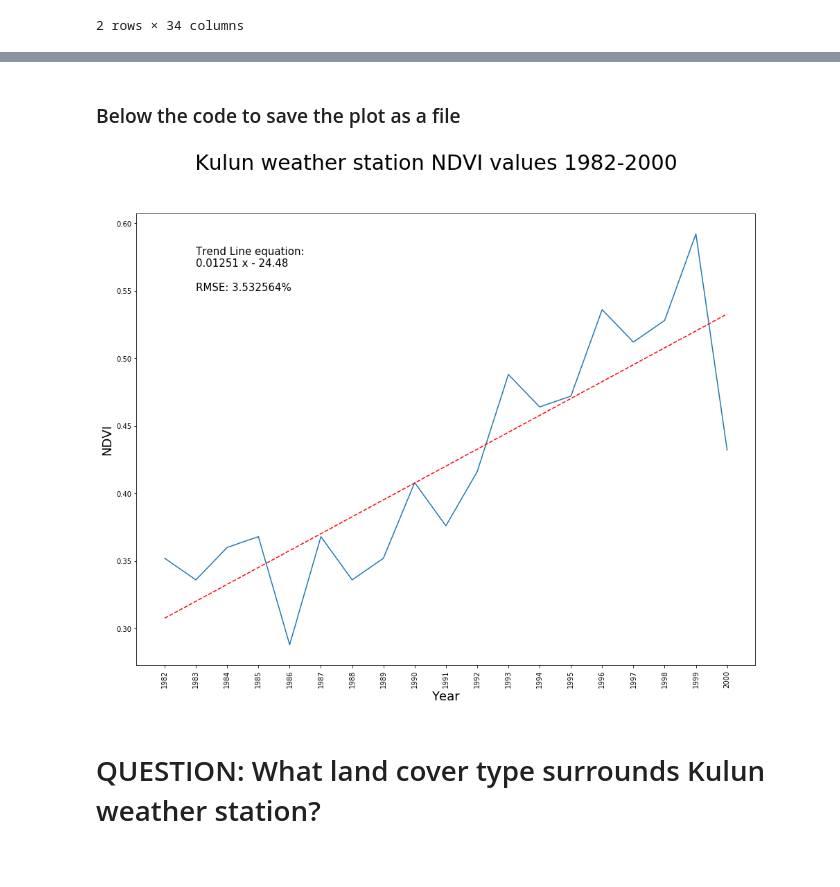
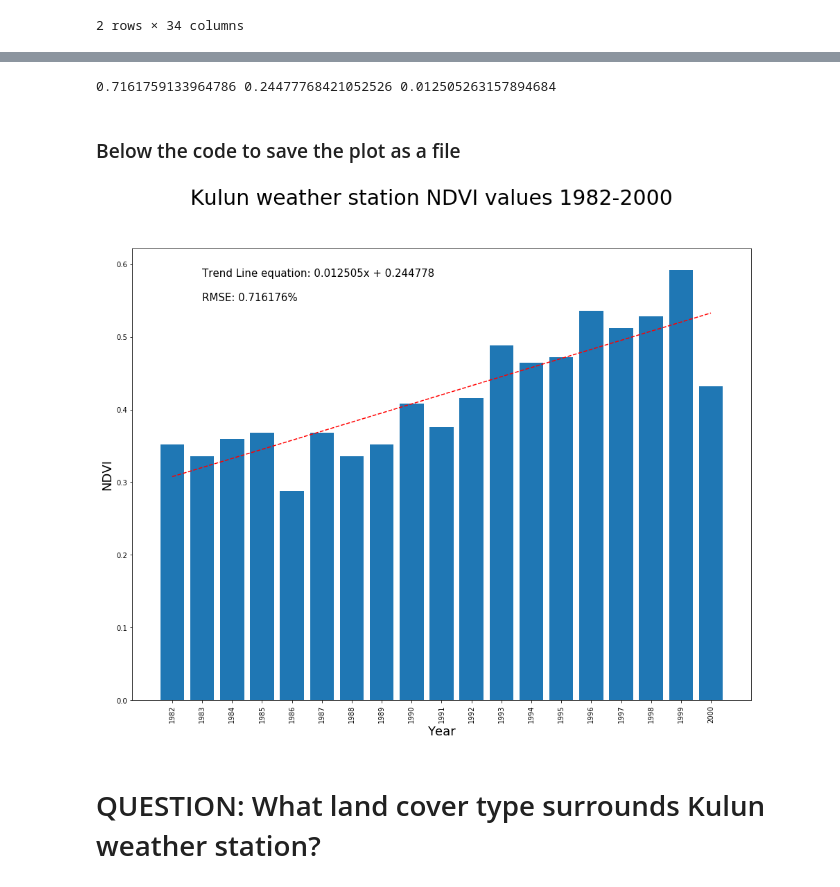
Before and after one commit to martin-martin/NDVI-trends-china, a Jupyter notebook: time_series_stats.ipynb, the cells around one changed output, grey strips where cells are left out. Cells and saved outputs as stored; diff of their text form; code cells hidden in the pictures.

```diff
--- a/time_series_stats.ipynb
+++ b/time_series_stats.ipynb
@@ -392,0 +395,4 @@ trend_line_equation = np.poly1d(coefficients).__str__()
+# %%
+# TODO: this makes no sense and is doctored to have a proper value.
+# figure out why the value at space [0] of the trend line equation is a couple decimals off what d should be (and negative)
+d = abs(trend_line_equation[0] / 100)
@@ -392,0 +403,3 @@ trend_line_equation = np.poly1d(coefficients).__str__()
+# %%
+k = trend_line_equation[1]
+k
@@ -415,0 +432,2 @@ plt.show()
+# %%
+r_df = station_df.reset_index()
@@ -416,26 +444,38 @@ plt.show()
+# %%
+#x = station_df.index
+#y = station_df.Kulun
+# creating the OLS regression fit
+model = sm.formula.ols(formula='year ~ Kulun', data=r_df)
+res = model.fit()
+r2 = res.rsquared
+# %%
+print(r2, d, k)
+# %% [output]
+0.7161759133964786 0.24477768421052526 0.012505263157894684
 # %% [markdown]
 ### Below the code to save the plot as a file
 # %%
 # plotting the time series NDVI data
 fig, ax = plt.subplots()
-ax.plot(x, y)
+#ax.plot(x, y)
+ax.bar(x, height=y)
 # creating the trend line
 z = np.polyfit(x, y, 1)
 p = np.poly1d(z)
 # plotting the trend line
 ax.plot(x,p(x),"r--")
 
 # fixing up the figure for easier reading
 plt.xticks(x, rotation=90)
 plt.xlabel('Year', fontsize=18)
 plt.ylabel('NDVI', fontsize=18)
 fig.suptitle('Kulun weather station NDVI values 1982-2000', fontsize=30)
 # interesting that the x and y are related to the plot values...
-ax.text(x=1983, y=0.55, s="Trend Line equation: {0}\n\nRMSE: {1:f}%".format(trend_line_equation, rmse * 100), fontsize=15)
+plt.text(x=1983, y=0.55, s="Trend Line equation: {0:f}x + {1:f}\n\nRMSE: {2:f}%".format(k, d, r2), fontsize=15)
 
 plt.savefig("kulun.png")
 # %% [output]
-[figure, old version]
+[figure, new version]
 # %% [markdown]
 # QUESTION: What land cover type surrounds Kulun weather station?
 # %% [markdown]
```
Also changed, not shown: parts of 7 cells of this notebook, 1 other file.
